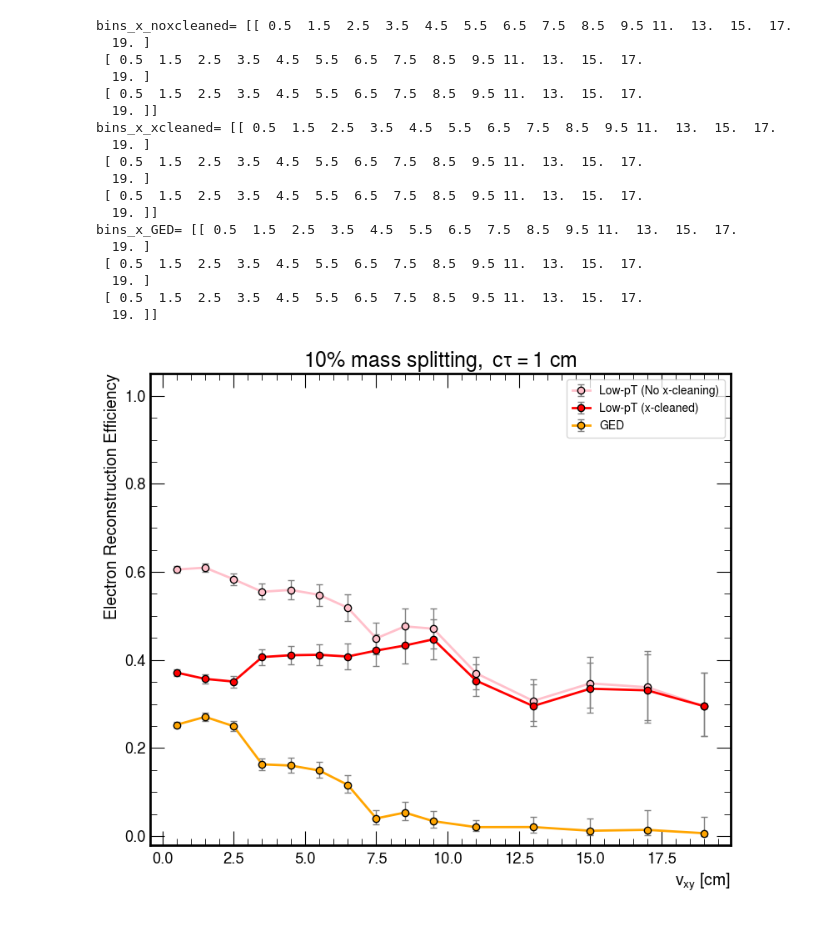
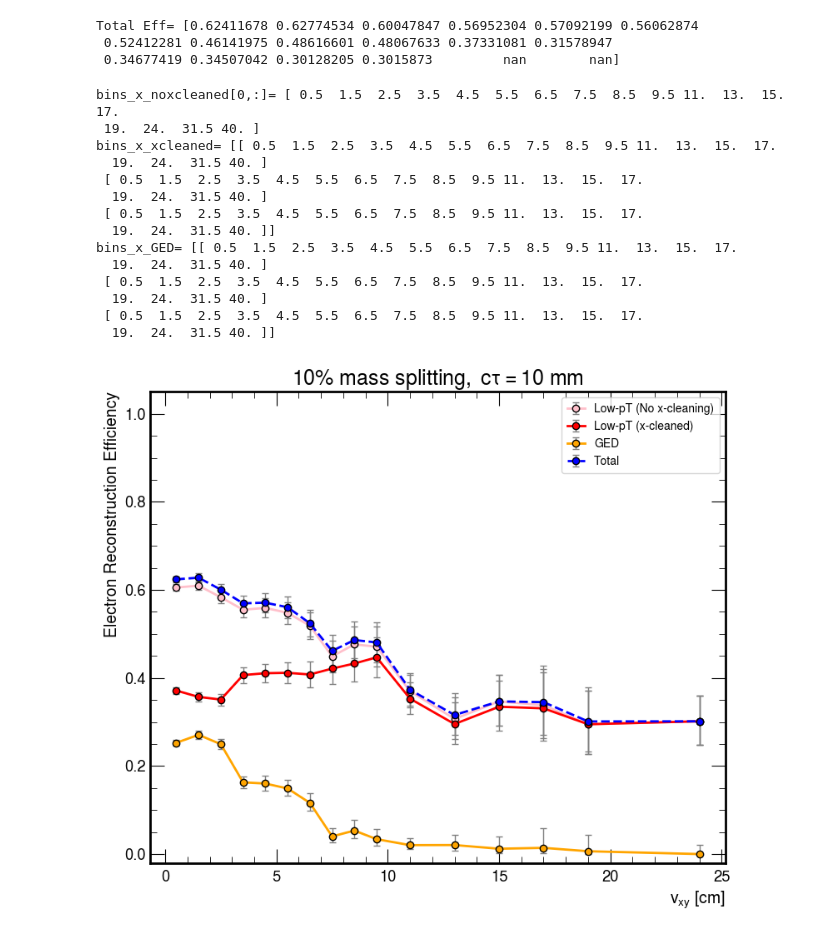
Before and after one commit to cms-idm/IDM, a Jupyter notebook: python_analysis/exampleNotebooks/Lxy_Effplots.ipynb, the cells around one changed output. Saved outputs shown, nothing was run; the diff lists cells and outputs as text; code cells hidden in the pictures.

```diff
--- a/python_analysis/exampleNotebooks/Lxy_Effplots.ipynb
+++ b/python_analysis/exampleNotebooks/Lxy_Effplots.ipynb
@@ -298,26 +303,34 @@ efficiency_GED: [0.2527663  0.27078121 0.24952153 0.1628941  0.16016548 0.148952
+# %%
+#Total Eff
+
+#Numerator = number of gen matched to GED + number of gen matched to lpt (xcleaned case)
+Numerator = avg_num_GED + avg_num_Xcleanedcase
+
+eff_total_rec, unc_eff_rec = eff_determine_unc(Numerator, avg_den)
+print ("Total Eff=", eff_total_rec)
+# %% [output]
+Total Eff= [0.62411678 0.62774534 0.60047847 0.56952304 0.57092199 0.56062874
+ 0.52412281 0.46141975 0.48616601 0.48067633 0.37331081 0.31578947
+ 0.34677419 0.34507042 0.30128205 0.3015873         nan        nan]
 # %%
-print ("bins_x_noxcleaned=", bins_x_noxcleaned)
+print ("bins_x_noxcleaned[0,:]=", bins_x_noxcleaned[0,:])
 print ("bins_x_xcleaned=", bins_x_xcleaned)
 print ("bins_x_GED=", bins_x_GED)
 # %% [output]
-bins_x_noxcleaned= [[ 0.5  1.5  2.5  3.5  4.5  5.5  6.5  7.5  8.5  9.5 11.  13.  15.  17.
-  19. ]
+bins_x_noxcleaned[0,:]= [ 0.5  1.5  2.5  3.5  4.5  5.5  6.5  7.5  8.5  9.5 11.  13.  15.  17.
+ 19.  24.  31.5 40. ]
+bins_x_xcleaned= [[ 0.5  1.5  2.5  3.5  4.5  5.5  6.5  7.5  8.5  9.5 11.  13.  15.  17.
+  19.  24.  31.5 40. ]
  [ 0.5  1.5  2.5  3.5  4.5  5.5  6.5  7.5  8.5  9.5 11.  13.  15.  17.
-  19. ]
+  19.  24.  31.5 40. ]
  [ 0.5  1.5  2.5  3.5  4.5  5.5  6.5  7.5  8.5  9.5 11.  13.  15.  17.
-  19. ]]
-bins_x_xcleaned= [[ 0.5  1.5  2.5  3.5  4.5  5.5  6.5  7.5  8.5  9.5 11.  13.  15.  17.
-  19. ]
+  19.  24.  31.5 40. ]]
+bins_x_GED= [[ 0.5  1.5  2.5  3.5  4.5  5.5  6.5  7.5  8.5  9.5 11.  13.  15.  17.
+  19.  24.  31.5 40. ]
  [ 0.5  1.5  2.5  3.5  4.5  5.5  6.5  7.5  8.5  9.5 11.  13.  15.  17.
-  19. ]
+  19.  24.  31.5 40. ]
  [ 0.5  1.5  2.5  3.5  4.5  5.5  6.5  7.5  8.5  9.5 11.  13.  15.  17.
-  19. ]]
-bins_x_GED= [[ 0.5  1.5  2.5  3.5  4.5  5.5  6.5  7.5  8.5  9.5 11.  13.  15.  17.
-  19. ]
- [ 0.5  1.5  2.5  3.5  4.5  5.5  6.5  7.5  8.5  9.5 11.  13.  15.  17.
-  19. ]
- [ 0.5  1.5  2.5  3.5  4.5  5.5  6.5  7.5  8.5  9.5 11.  13.  15.  17.
-  19. ]]
+  19.  24.  31.5 40. ]]
 # %%
 plt.figure(figsize=(8,7))
 
@@ -365,32 +378,48 @@ plt.errorbar(
     capsize=3,
     label='GED'
 )
 
+
+plt.errorbar(
+    bins_x_GED[0,:],
+    eff_total_rec,
+    yerr=unc_eff_rec,
+    fmt='o--',
+    linewidth=2,
+    markersize=6,
+    color='blue',
+    markeredgecolor='black',
+    ecolor='gray',
+    elinewidth=1,
+    capsize=3,
+    label='Total'
+)
+
 # Axis styling
 plt.ylim(-0.02, 1.05)
 plt.xlabel(r"$v_{xy}$ [cm]", fontsize=14)
 plt.ylabel("Electron Reconstruction Efficiency", fontsize=14)
 
 
 
 # Grid helps readability
 # plt.grid(True, linestyle='--', alpha=0.4)
 
 # Better title formatting
 
 
 plt.title(
 
-    r"$10\%\ \mathrm{mass\ splitting},\ c\tau = 1\ \mathrm{cm}$",
+    r"$10\%\ \mathrm{mass\ splitting},\ c\tau = 10\ \mathrm{mm}$",
     fontsize=18
 )
 
 
 
 plt.legend(fontsize=10, frameon=True, loc='upper right')
 
 plt.tight_layout()
 
 plt.savefig("L_lxy_ERE.png", dpi=300)
 # %% [output]
-[figure, old version]
+[figure, new version]
```
Also changed, not shown: parts of 4 cells of this notebook.
